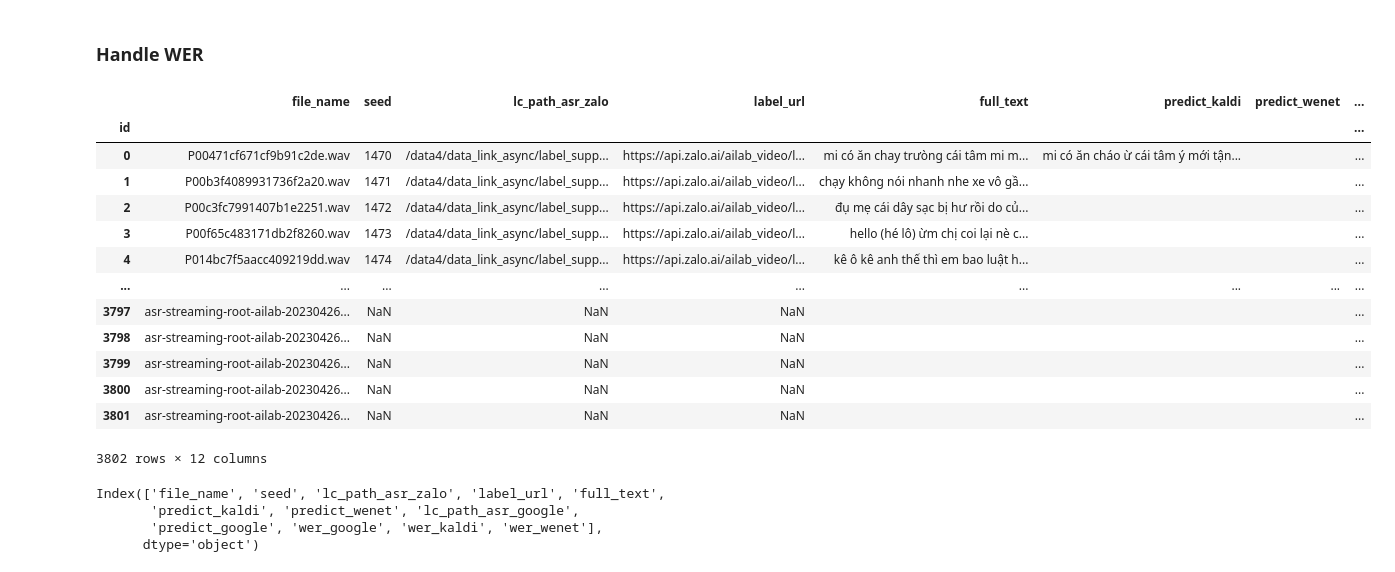
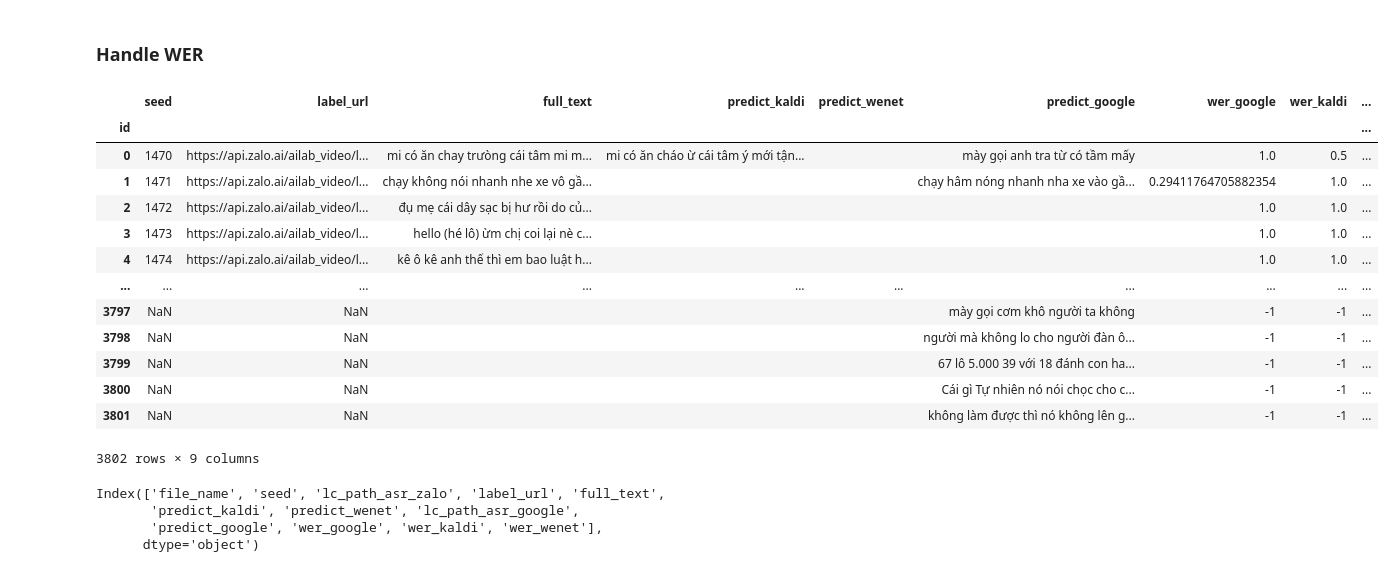
Before and after one commit to ThanhNguyenDat/ASR-Label-Tool, a Jupyter notebook: database/ASR Google.ipynb, the cells around one changed output. Cells and saved outputs as stored; diff of their text form; code cells hidden in the pictures.

Commit message:
handle to export file asr_benchmark.csv

```diff
--- a/database/ASR Google.ipynb
+++ b/database/ASR Google.ipynb
@@ -177,8 +177,9 @@ for res in res_results:
         # replace None value
         predict_kaldi = predict_kaldi.replace("None", "")
         predict_wenet = predict_wenet.replace("None", "")
+        if not (text == 'zzz' or text == 'zzzz'):
+            full_text = full_text + " " + text.strip()
 
-        full_text = full_text + " " + text.strip()
         full_predict_kaldi = full_predict_kaldi + " " + predict_kaldi.strip()
         full_predict_wenet = full_predict_wenet + " " + predict_wenet.strip()
 
@@ -236,44 +237,46 @@ df_concat['predict_google'] = df_concat['predict_google'].fillna("")
 # %%
 df_concat['wer_google'] = df_concat.apply(lambda row: str(calculate_wer(row['full_text'], row['predict_google'])), axis=1)
 df_concat['wer_kaldi'] = df_concat.apply(lambda row: str(calculate_wer(row['full_text'], row['predict_kaldi'])), axis=1)
 df_concat['wer_wenet'] = df_concat.apply(lambda row: str(calculate_wer(row['full_text'], row['predict_wenet'])), axis=1)
 
 # for idx, row in df_concat.iterrows():
 # #     print('---')
 # #     row = dict(row)
 
 #     full_text = row['full_text'].strip()
 #     predict_google = row['predict_google'].strip()
 #     predict_kaldi = row['predict_kaldi'].strip()
 #     predict_wenet = row['predict_wenet'].strip()
 
 #     wer_google = calculate_wer(full_text, predict_google)
 #     wer_kaldi = calculate_wer(full_text, predict_kaldi)
 #     wer_wenet = calculate_wer(full_text, predict_wenet)
 
 
 #     df_concat.at[idx, 'wer_google'] = wer_google
 #     df_concat.at[idx, 'wer_kaldi'] = wer_kaldi
 #     df_concat.at[idx, 'wer_wenet'] = wer_wenet
 
-
-df_concat.to_csv("asr_benchmark_google.csv")
-df_concat
+df_asr_benchmark = df_concat[['seed', 'label_url', 'full_text',
+       'predict_kaldi', 'predict_wenet',
+       'predict_google', 'wer_google', 'wer_kaldi', 'wer_wenet']]
+df_asr_benchmark.to_csv("asr_benchmark.csv")
+df_asr_benchmark
 # %% [output]
-|  | file_name | seed | lc_path_asr_zalo | label_url | full_text | predict_kaldi | predict_wenet | ... |
-| id |  |  |  |  |  |  |  | ... |
-| 0 | P00471cf671cf9b91c2de.wav | 1470 | /data4/data_link_async/label_supp... | https://api.zalo.ai/ailab_video/l... | mi có ăn chay trưòng cái tâm mi m... | mi có ăn cháo ừ cái tâm ý mới tận... |  | ... |
-| 1 | P00b3f4089931736f2a20.wav | 1471 | /data4/data_link_async/label_supp... | https://api.zalo.ai/ailab_video/l... | chạy không nói nhanh nhe xe vô gầ... |  |  | ... |
-| 2 | P00c3fc7991407b1e2251.wav | 1472 | /data4/data_link_async/label_supp... | https://api.zalo.ai/ailab_video/l... | đụ mẹ cái dây sạc bị hư rồi do củ... |  |  | ... |
-| 3 | P00f65c483171db2f8260.wav | 1473 | /data4/data_link_async/label_supp... | https://api.zalo.ai/ailab_video/l... | hello (hé lô) ừm chị coi lại nè c... |  |  | ... |
-| 4 | P014bc7f5aacc409219dd.wav | 1474 | /data4/data_link_async/label_supp... | https://api.zalo.ai/ailab_video/l... | kê ô kê anh thế thì em bao luật h... |  |  | ... |
-| ... | ... | ... | ... | ... | ... | ... | ... | ... |
-| 3797 | asr-streaming-root-ailab-20230426... | NaN | NaN | NaN |  |  |  | ... |
-| 3798 | asr-streaming-root-ailab-20230426... | NaN | NaN | NaN |  |  |  | ... |
-| 3799 | asr-streaming-root-ailab-20230426... | NaN | NaN | NaN |  |  |  | ... |
-| 3800 | asr-streaming-root-ailab-20230426... | NaN | NaN | NaN |  |  |  | ... |
-| 3801 | asr-streaming-root-ailab-20230426... | NaN | NaN | NaN |  |  |  | ... |
+|  | seed | label_url | full_text | predict_kaldi | predict_wenet | predict_google | wer_google | wer_kaldi | ... |
+| id |  |  |  |  |  |  |  |  | ... |
+| 0 | 1470 | https://api.zalo.ai/ailab_video/l... | mi có ăn chay trưòng cái tâm mi m... | mi có ăn cháo ừ cái tâm ý mới tận... |  | mày gọi anh tra từ có tầm mấy | 1.0 | 0.5 | ... |
+| 1 | 1471 | https://api.zalo.ai/ailab_video/l... | chạy không nói nhanh nhe xe vô gầ... |  |  | chạy hâm nóng nhanh nha xe vào gầ... | 0.29411764705882354 | 1.0 | ... |
+| 2 | 1472 | https://api.zalo.ai/ailab_video/l... | đụ mẹ cái dây sạc bị hư rồi do củ... |  |  |  | 1.0 | 1.0 | ... |
+| 3 | 1473 | https://api.zalo.ai/ailab_video/l... | hello (hé lô) ừm chị coi lại nè c... |  |  |  | 1.0 | 1.0 | ... |
+| 4 | 1474 | https://api.zalo.ai/ailab_video/l... | kê ô kê anh thế thì em bao luật h... |  |  |  | 1.0 | 1.0 | ... |
+| ... | ... | ... | ... | ... | ... | ... | ... | ... | ... |
+| 3797 | NaN | NaN |  |  |  | mày gọi cơm khô người ta không | -1 | -1 | ... |
+| 3798 | NaN | NaN |  |  |  | người mà không lo cho người đàn ô... | -1 | -1 | ... |
+| 3799 | NaN | NaN |  |  |  | 67 lô 5.000 39 với 18 đánh con ha... | -1 | -1 | ... |
+| 3800 | NaN | NaN |  |  |  | Cái gì Tự nhiên nó nói chọc cho c... | -1 | -1 | ... |
+| 3801 | NaN | NaN |  |  |  | không làm được thì nó không lên g... | -1 | -1 | ... |
-3802 rows × 12 columns
+3802 rows × 9 columns
 # %%
 df_concat.columns
 # %% [output]
```
Also changed, not shown: parts of 1 cell of this notebook, 2 other files.
